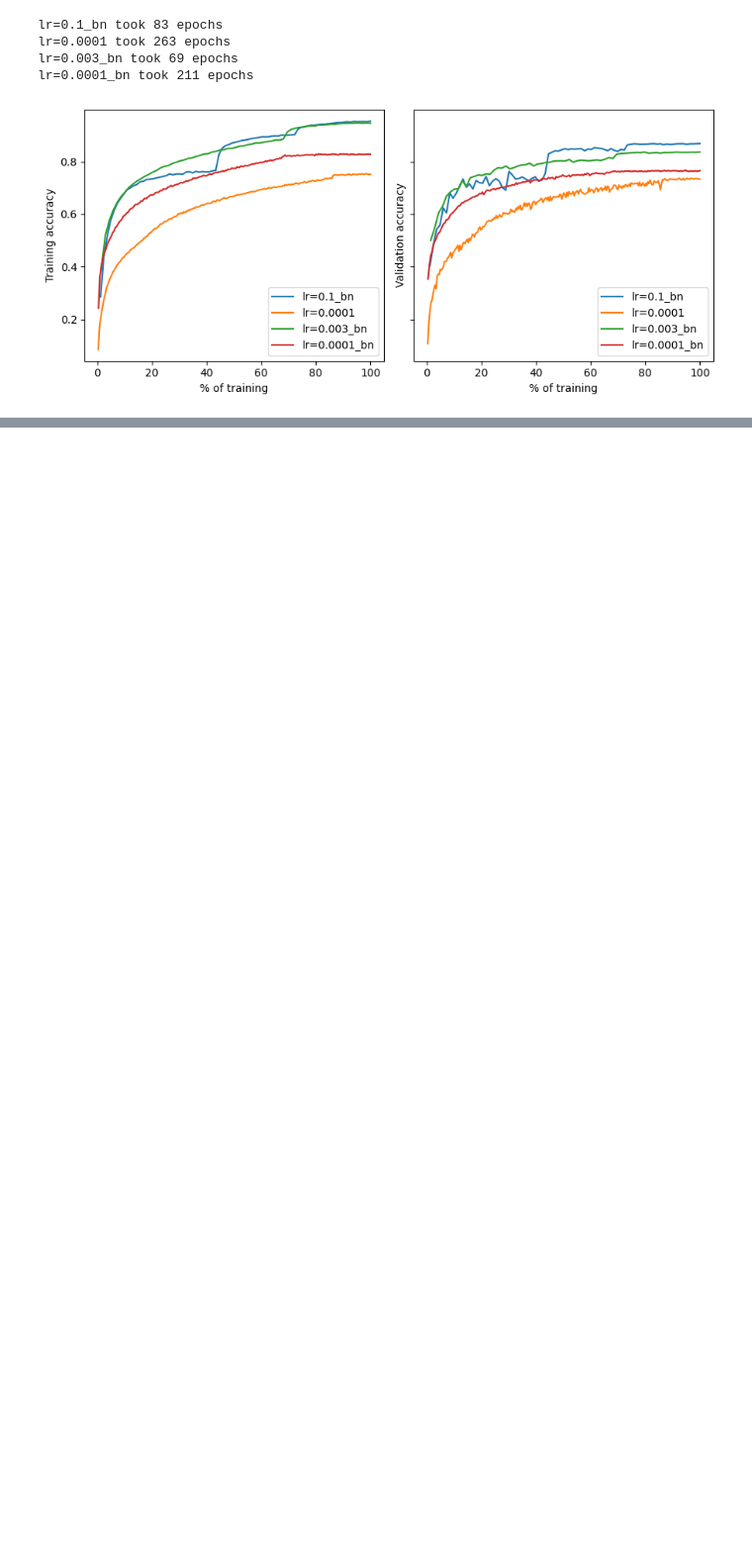
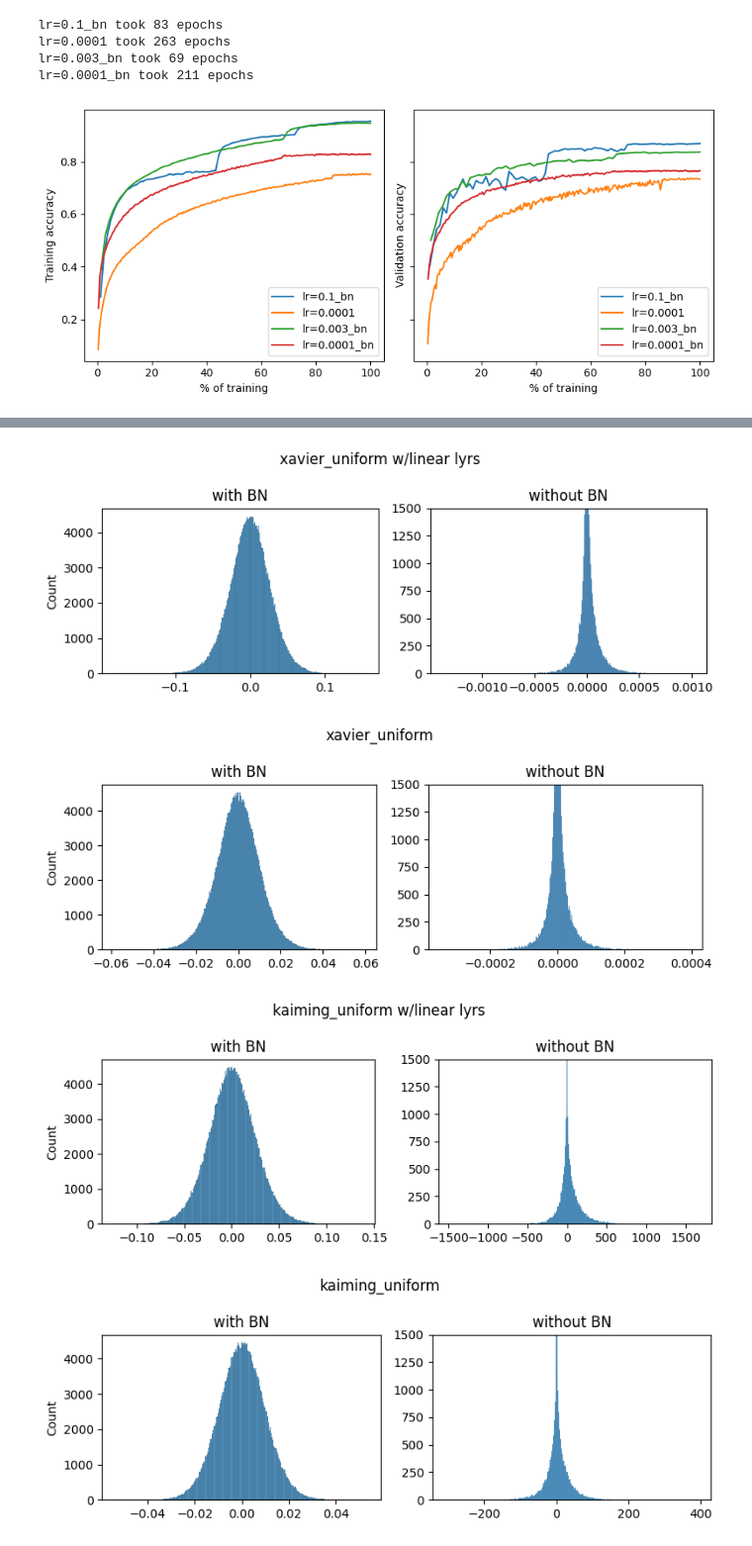
Before and after one commit to emiliocantuc/dl-playground, a Jupyter notebook: understanding-bn/main.ipynb, the cells around one changed output, grey strips where cells are left out. Shown at 99% size. Saved outputs shown, nothing was run; the diff lists cells and outputs as text; code cells hidden in the pictures; blank space fills up the shorter version.

```diff
--- a/understanding-bn/main.ipynb
+++ b/understanding-bn/main.ipynb
@@ -300,0 +391,17 @@ lr=0.0001_bn took 211 epochs
+# %%
+#| code-summary: Plotting the results
+for init_name, v in with_bn.items():
+    f, (ax1, ax2) = plt.subplots(1, 2, figsize = (8, 3))
+    sns.histplot(v, ax = ax1)
+    ax1.set_title('with BN')
+    sns.histplot(without_bn[init_name], ax = ax2)
+    ax2.set_title('without BN')
+    ax2.set_ylabel('')
+    ax2.set_ylim(0, 1500)
+    f.suptitle(init_name)
+    f.tight_layout()
+# %% [output]
+[figure, added]
+[figure, added]
+[figure, added]
+[figure, added]
```
Also changed, not shown: parts of 40 cells of this notebook, 24 other files.
